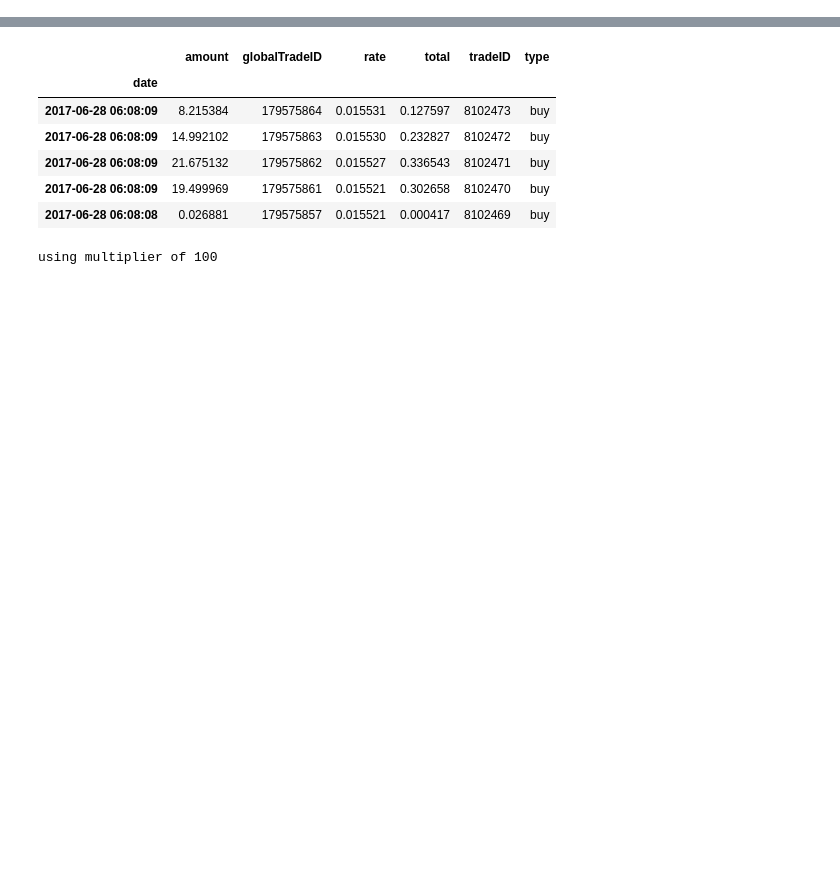
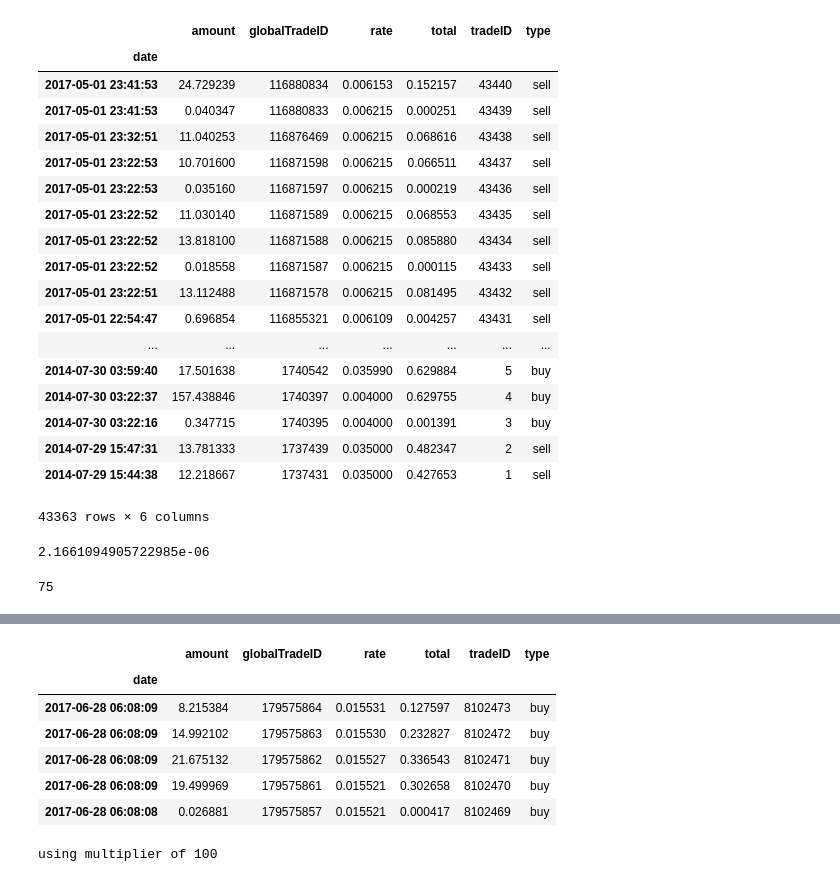
Before and after one commit to nateGeorge/crypto_predict, a Jupyter notebook: notebooks/polo_TA_testing.ipynb, the cells around one changed output, grey strips where cells are left out. Drawn from its saved outputs; the diff is of its cells as text; code cells hidden in the pictures; blank space fills up the shorter version.

```diff
--- a/notebooks/polo_TA_testing.ipynb
+++ b/notebooks/polo_TA_testing.ipynb
@@ -17,3 +17,27 @@ from plotly.offline import download_plotlyjs, init_notebook_mode, plot, iplot
 from plotly.graph_objs import Scatter, Figure, Layout, Candlestick
 from plotly import tools
 init_notebook_mode(connected=True)
+# %%
+import os
+from glob import iglob
+
+def get_home_dir(repo_name='crypto_predict'):
+    cwd = os.getcwd()
+    cwd_list = cwd.split('/')
+    repo_position = [i for i, s in enumerate(cwd_list) if s == repo_name]
+    if len(repo_position) > 1:
+        print("error!  more than one intance of repo name in path")
+        return None
+
+    home_dir = '/'.join(cwd_list[:repo_position[0] + 1]) + '/'
+    return home_dir
+
+
+HOME_DIR = get_home_dir()
+
+def get_all_trade_pairs():
+    datapath = HOME_DIR + 'data/trade_history/poloniex/'
+    pairs = [f.split('/')[-1][14:-7] for f in iglob(datapath + '*.csv.gz')]
+    return pairs
+# %%
+pairs = get_all_trade_pairs()
@@ -19,0 +48,6 @@ init_notebook_mode(connected=True)
+# %%
+dfs = []
+
+for p in pairs:
+    print(p)
+    dfs.append(pe.read_trade_hist(p))
@@ -19,0 +82,22 @@ init_notebook_mode(connected=True)
+# %%
+dfs[0].loc['2017-05-01':]
+# %% [output]
+|  | amount | globalTradeID | rate | total | tradeID | type |
+| date |  |  |  |  |  |  |
+| 2017-05-01 23:41:53 | 24.729239 | 116880834 | 0.006153 | 0.152157 | 43440 | sell |
+| 2017-05-01 23:41:53 | 0.040347 | 116880833 | 0.006215 | 0.000251 | 43439 | sell |
+| 2017-05-01 23:32:51 | 11.040253 | 116876469 | 0.006215 | 0.068616 | 43438 | sell |
+| 2017-05-01 23:22:53 | 10.701600 | 116871598 | 0.006215 | 0.066511 | 43437 | sell |
+| 2017-05-01 23:22:53 | 0.035160 | 116871597 | 0.006215 | 0.000219 | 43436 | sell |
+| 2017-05-01 23:22:52 | 11.030140 | 116871589 | 0.006215 | 0.068553 | 43435 | sell |
+| 2017-05-01 23:22:52 | 13.818100 | 116871588 | 0.006215 | 0.085880 | 43434 | sell |
+| 2017-05-01 23:22:52 | 0.018558 | 116871587 | 0.006215 | 0.000115 | 43433 | sell |
+| 2017-05-01 23:22:51 | 13.112488 | 116871578 | 0.006215 | 0.081495 | 43432 | sell |
+| 2017-05-01 22:54:47 | 0.696854 | 116855321 | 0.006109 | 0.004257 | 43431 | sell |
+| ... | ... | ... | ... | ... | ... | ... |
+| 2014-07-30 03:59:40 | 17.501638 | 1740542 | 0.035990 | 0.629884 | 5 | buy |
+| 2014-07-30 03:22:37 | 157.438846 | 1740397 | 0.004000 | 0.629755 | 4 | buy |
+| 2014-07-30 03:22:16 | 0.347715 | 1740395 | 0.004000 | 0.001391 | 3 | buy |
+| 2014-07-29 15:47:31 | 13.781333 | 1737439 | 0.035000 | 0.482347 | 2 | sell |
+| 2014-07-29 15:44:38 | 12.218667 | 1737431 | 0.035000 | 0.427653 | 1 | sell |
+43363 rows × 6 columns
@@ -19,0 +108,4 @@ init_notebook_mode(connected=True)
+# %%
+stats.std_mean
+# %% [output]
+2.1661094905722985e-06
@@ -19,0 +127,4 @@ init_notebook_mode(connected=True)
+# %%
+np.argmax(variances)
+# %% [output]
+75
```
Also changed, not shown: parts of 20 cells of this notebook, 1 other file.
